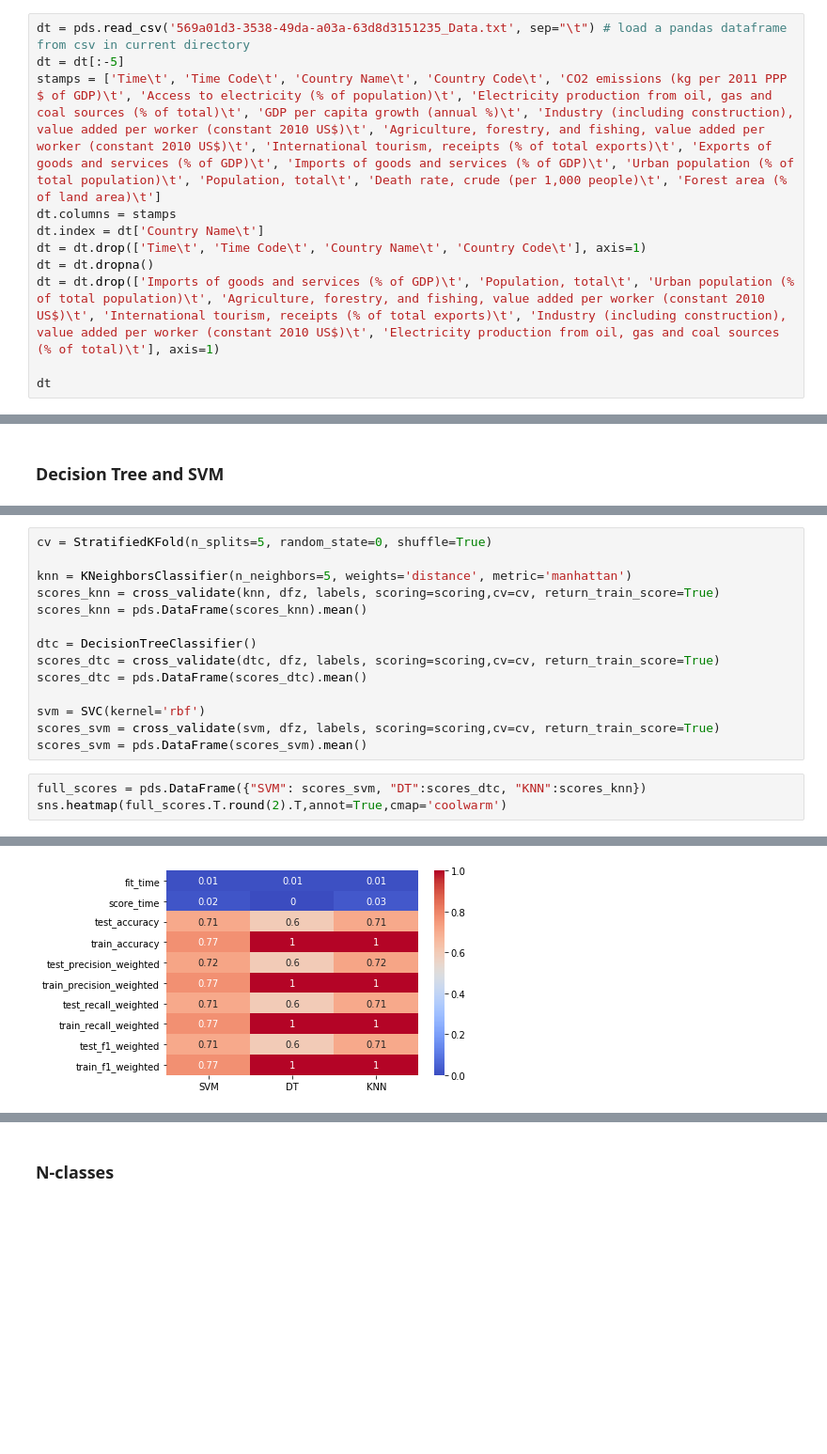
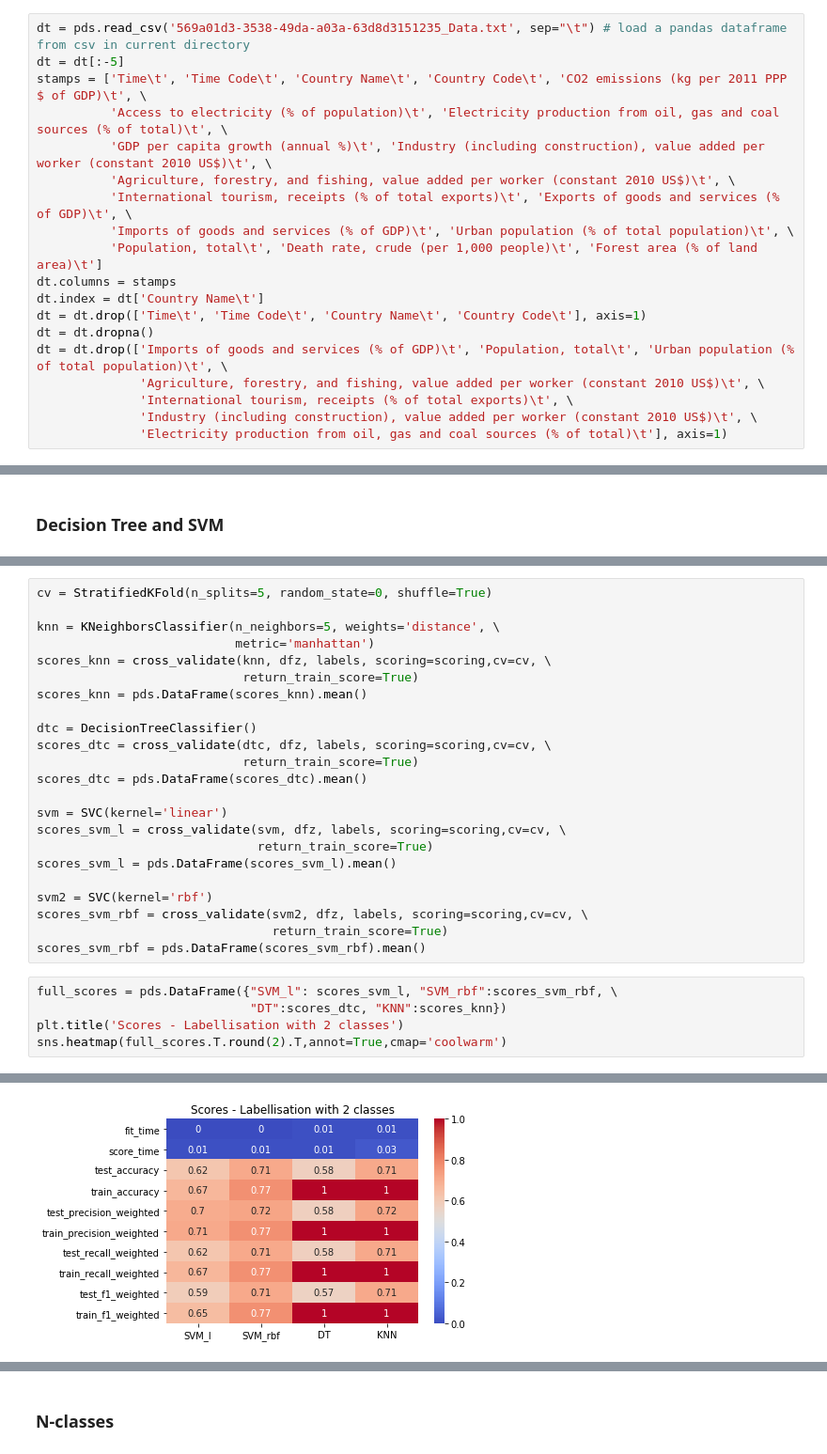
Before and after one commit to RuzickaJiri/Project_AI, a Jupyter notebook: Project_AI_classification.ipynb, the cells around one changed output, grey strips where cells are left out. Shown at 94% size. Drawn from its saved outputs; the diff is of its cells as text; blank space fills up the shorter version.

```diff
--- a/Project_AI_classification.ipynb
+++ b/Project_AI_classification.ipynb
@@ -29,11 +29,19 @@ On utilise les mêmes données issues comme dans le notebook *clustering*. On le
 # %%
 dt = pds.read_csv('569a01d3-3538-49da-a03a-63d8d3151235_Data.txt', sep="\t") # load a pandas dataframe from csv in current directory
 dt = dt[:-5]
-stamps = ['Time\t', 'Time Code\t', 'Country Name\t', 'Country Code\t', 'CO2 emissions (kg per 2011 PPP $ of GDP)\t', 'Access to electricity (% of population)\t', 'Electricity production from oil, gas and coal sources (% of total)\t', 'GDP per capita growth (annual %)\t', 'Industry (including construction), value added per worker (constant 2010 US$)\t', 'Agriculture, forestry, and fishing, value added per worker (constant 2010 US$)\t', 'International tourism, receipts (% of total exports)\t', 'Exports of goods and services (% of GDP)\t', 'Imports of goods and services (% of GDP)\t', 'Urban population (% of total population)\t', 'Population, total\t', 'Death rate, crude (per 1,000 people)\t', 'Forest area (% of land area)\t']
+stamps = ['Time\t', 'Time Code\t', 'Country Name\t', 'Country Code\t', 'CO2 emissions (kg per 2011 PPP $ of GDP)\t', \
+          'Access to electricity (% of population)\t', 'Electricity production from oil, gas and coal sources (% of total)\t', \
+          'GDP per capita growth (annual %)\t', 'Industry (including construction), value added per worker (constant 2010 US$)\t', \
+          'Agriculture, forestry, and fishing, value added per worker (constant 2010 US$)\t', \
+          'International tourism, receipts (% of total exports)\t', 'Exports of goods and services (% of GDP)\t', \
+          'Imports of goods and services (% of GDP)\t', 'Urban population (% of total population)\t', \
+          'Population, total\t', 'Death rate, crude (per 1,000 people)\t', 'Forest area (% of land area)\t']
 dt.columns = stamps
 dt.index = dt['Country Name\t']
 dt = dt.drop(['Time\t', 'Time Code\t', 'Country Name\t', 'Country Code\t'], axis=1)
 dt = dt.dropna()
-dt = dt.drop(['Imports of goods and services (% of GDP)\t', 'Population, total\t', 'Urban population (% of total population)\t', 'Agriculture, forestry, and fishing, value added per worker (constant 2010 US$)\t', 'International tourism, receipts (% of total exports)\t', 'Industry (including construction), value added per worker (constant 2010 US$)\t', 'Electricity production from oil, gas and coal sources (% of total)\t'], axis=1)
-
-dt
+dt = dt.drop(['Imports of goods and services (% of GDP)\t', 'Population, total\t', 'Urban population (% of total population)\t', \
+              'Agriculture, forestry, and fishing, value added per worker (constant 2010 US$)\t', \
+              'International tourism, receipts (% of total exports)\t', \
+              'Industry (including construction), value added per worker (constant 2010 US$)\t', \
+              'Electricity production from oil, gas and coal sources (% of total)\t'], axis=1)
@@ -235,21 +216,32 @@ On compare la *k*-NN avec les paramètres déterminées précedemment avec un De
 # %%
 cv = StratifiedKFold(n_splits=5, random_state=0, shuffle=True)
 
-knn = KNeighborsClassifier(n_neighbors=5, weights='distance', metric='manhattan')
-scores_knn = cross_validate(knn, dfz, labels, scoring=scoring,cv=cv, return_train_score=True)
+knn = KNeighborsClassifier(n_neighbors=5, weights='distance', \
+                           metric='manhattan')
+scores_knn = cross_validate(knn, dfz, labels, scoring=scoring,cv=cv, \
+                            return_train_score=True)
 scores_knn = pds.DataFrame(scores_knn).mean()
 
 dtc = DecisionTreeClassifier()
-scores_dtc = cross_validate(dtc, dfz, labels, scoring=scoring,cv=cv, return_train_score=True)
+scores_dtc = cross_validate(dtc, dfz, labels, scoring=scoring,cv=cv, \
+                            return_train_score=True)
 scores_dtc = pds.DataFrame(scores_dtc).mean()
 
-svm = SVC(kernel='rbf')
-scores_svm = cross_validate(svm, dfz, labels, scoring=scoring,cv=cv, return_train_score=True)
-scores_svm = pds.DataFrame(scores_svm).mean()
+svm = SVC(kernel='linear')
+scores_svm_l = cross_validate(svm, dfz, labels, scoring=scoring,cv=cv, \
+                              return_train_score=True)
+scores_svm_l = pds.DataFrame(scores_svm_l).mean()
+
+svm2 = SVC(kernel='rbf')
+scores_svm_rbf = cross_validate(svm2, dfz, labels, scoring=scoring,cv=cv, \
+                                return_train_score=True)
+scores_svm_rbf = pds.DataFrame(scores_svm_rbf).mean()
 # %%
-full_scores = pds.DataFrame({"SVM": scores_svm, "DT":scores_dtc, "KNN":scores_knn})
+full_scores = pds.DataFrame({"SVM_l": scores_svm_l, "SVM_rbf":scores_svm_rbf, \
+                             "DT":scores_dtc, "KNN":scores_knn})
+plt.title('Scores - Labellisation with 2 classes')
 sns.heatmap(full_scores.T.round(2).T,annot=True,cmap='coolwarm')
 # %% [output]
 <matplotlib.axes._subplots.AxesSubplot at 0x...>
-[figure, old version]
+[figure, new version]
 # %% [markdown]
```
Also changed, not shown: parts of 51 cells of this notebook, 4 other files.
